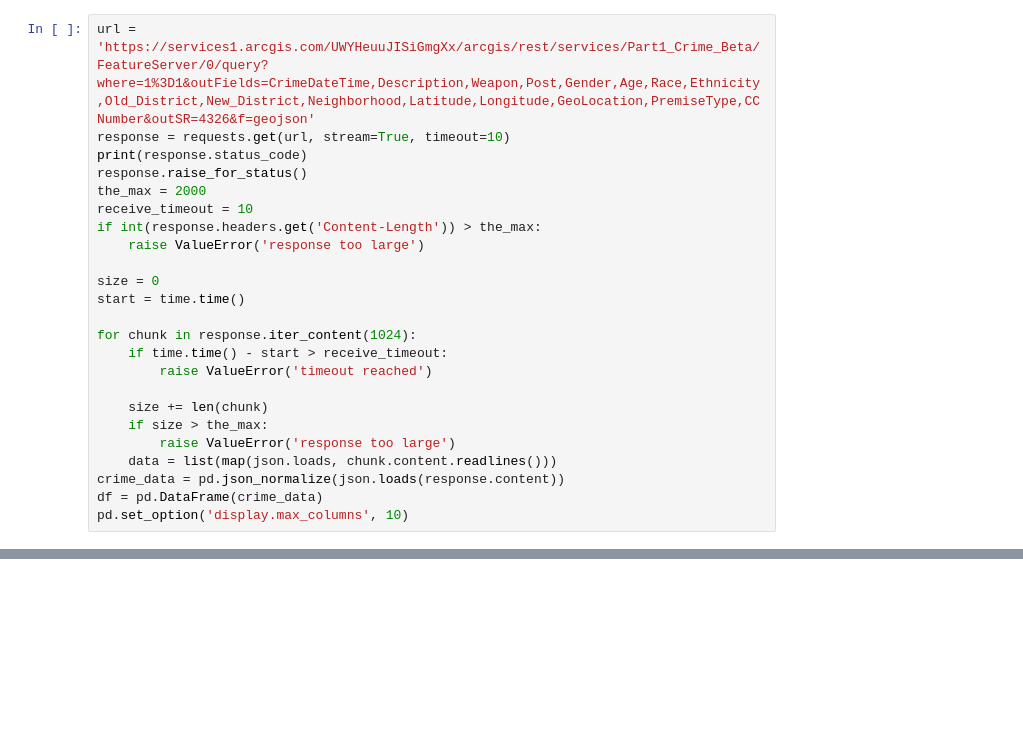
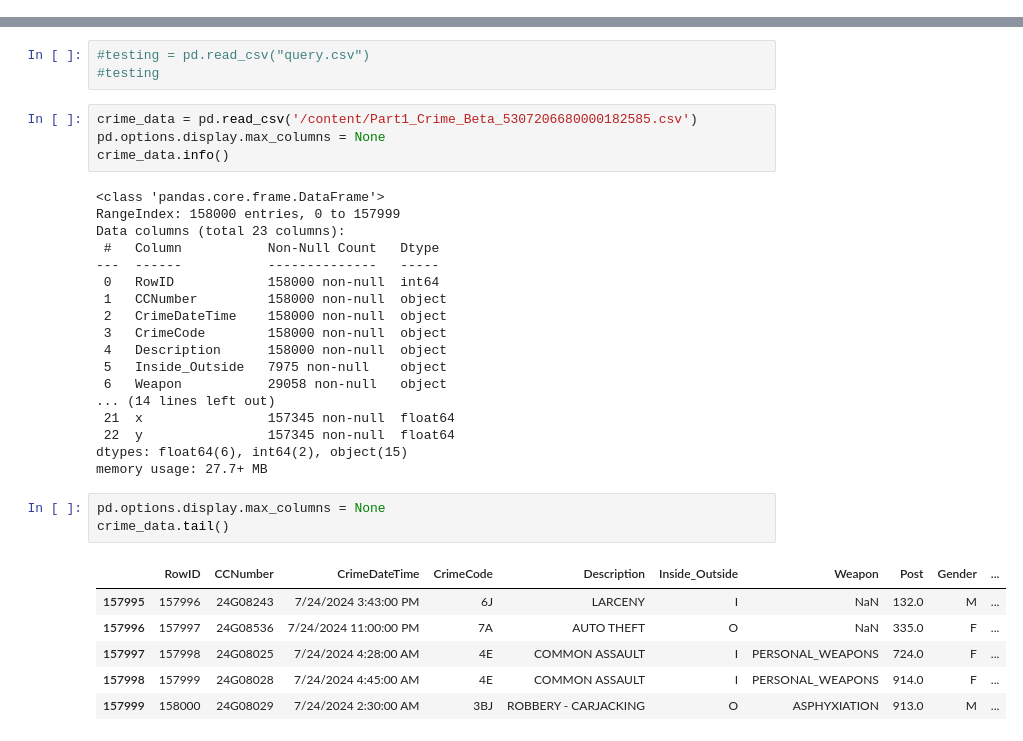
Before and after one commit to mariap13/CMSC320-FinalProject, a Jupyter notebook: CMSC320_Final_Project_MP_KRT.ipynb, the cells around one changed output, grey strips where cells are left out. Cells and saved outputs as stored; diff of their text form; blank space fills up the shorter version.

Commit message:
Changes for data processing, cleaning and EDA

```diff
--- a/CMSC320_Final_Project_MP_KRT.ipynb
+++ b/CMSC320_Final_Project_MP_KRT.ipynb
@@ -13,24 +10,0 @@ import time
-# %%
-url = 'https://services1.arcgis.com/UWYHeuuJISiGmgXx/arcgis/rest/services/Part1_Crime_Beta/FeatureServer/0/query?where=1%3D1&outFields=CrimeDateTime,Description,Weapon,Post,Gender,Age,Race,Ethnicity,Old_District,New_District,Neighborhood,Latitude,Longitude,GeoLocation,PremiseType,CCNumber&outSR=4326&f=geojson'
-response = requests.get(url, stream=True, timeout=10)
-print(response.status_code)
-response.raise_for_status()
-the_max = 2000
-receive_timeout = 10
-if int(response.headers.get('Content-Length')) > the_max:
-    raise ValueError('response too large')
-
-size = 0
-start = time.time()
-
-for chunk in response.iter_content(1024):
-    if time.time() - start > receive_timeout:
-        raise ValueError('timeout reached')
-
-    size += len(chunk)
-    if size > the_max:
-        raise ValueError('response too large')
-    data = list(map(json.loads, chunk.content.readlines()))
-crime_data = pd.json_normalize(json.loads(response.content))
-df = pd.DataFrame(crime_data)
-pd.set_option('display.max_columns', 10)
@@ -40,0 +33,35 @@ ValueError: response too large
+# %%
+#testing = pd.read_csv("query.csv")
+#testing
+# %%
+crime_data = pd.read_csv('/content/Part1_Crime_Beta_5307206680000182585.csv')
+pd.options.display.max_columns = None
+crime_data.info()
+# %% [output]
+<class 'pandas.core.frame.DataFrame'>
+RangeIndex: 158000 entries, 0 to 157999
+Data columns (total 23 columns):
+ #   Column           Non-Null Count   Dtype
+---  ------           --------------   -----
+ 0   RowID            158000 non-null  int64
+ 1   CCNumber         158000 non-null  object
+ 2   CrimeDateTime    158000 non-null  object
+ 3   CrimeCode        158000 non-null  object
+ 4   Description      158000 non-null  object
+ 5   Inside_Outside   7975 non-null    object
+ 6   Weapon           29058 non-null   object
+... (14 lines left out)
+ 21  x                157345 non-null  float64
+ 22  y                157345 non-null  float64
+dtypes: float64(6), int64(2), object(15)
+memory usage: 27.7+ MB
+# %%
+pd.options.display.max_columns = None
+crime_data.tail()
+# %% [output]
+|  | RowID | CCNumber | CrimeDateTime | CrimeCode | Description | Inside_Outside | Weapon | Post | Gender | ... |
+| 157995 | 157996 | 24G08243 | 7/24/2024 3:43:00 PM | 6J | LARCENY | I | NaN | 132.0 | M | ... |
+| 157996 | 157997 | 24G08536 | 7/24/2024 11:00:00 PM | 7A | AUTO THEFT | O | NaN | 335.0 | F | ... |
+| 157997 | 157998 | 24G08025 | 7/24/2024 4:28:00 AM | 4E | COMMON ASSAULT | I | PERSONAL_WEAPONS | 724.0 | F | ... |
+| 157998 | 157999 | 24G08028 | 7/24/2024 4:45:00 AM | 4E | COMMON ASSAULT | I | PERSONAL_WEAPONS | 914.0 | F | ... |
+| 157999 | 158000 | 24G08029 | 7/24/2024 2:30:00 AM | 3BJ | ROBBERY - CARJACKING | O | ASPHYXIATION | 913.0 | M | ... |
```
Also changed, not shown: parts of 20 cells of this notebook.
